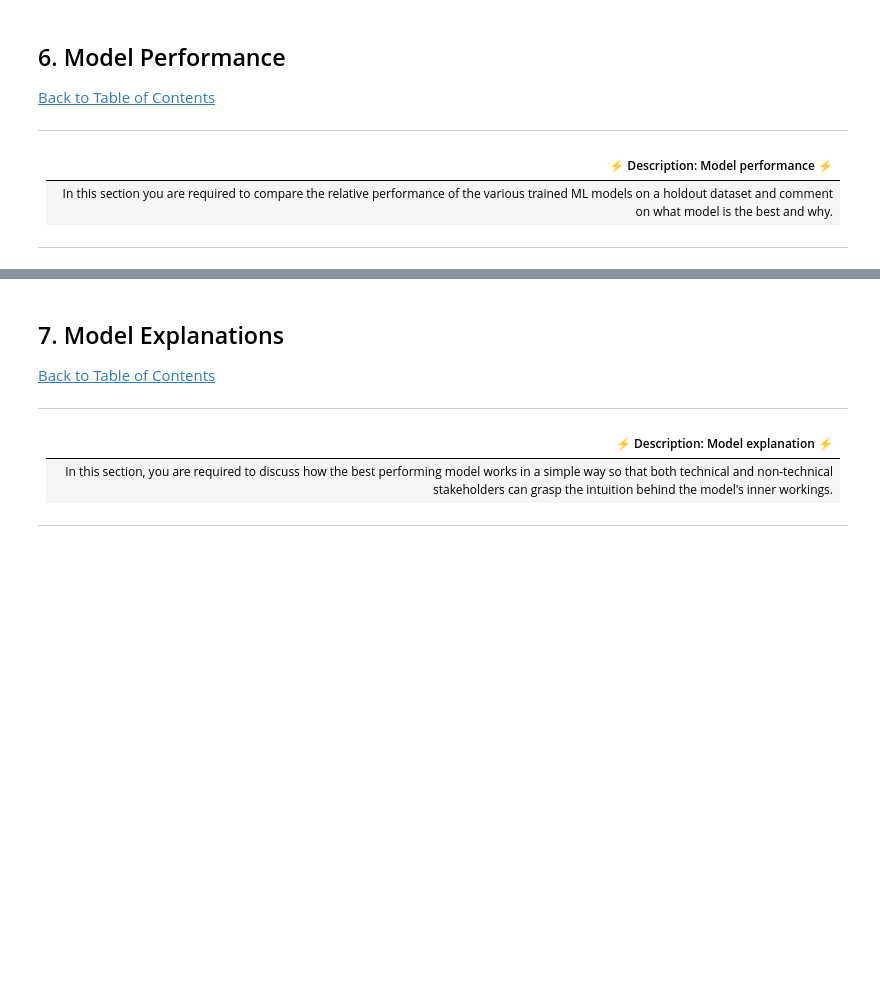
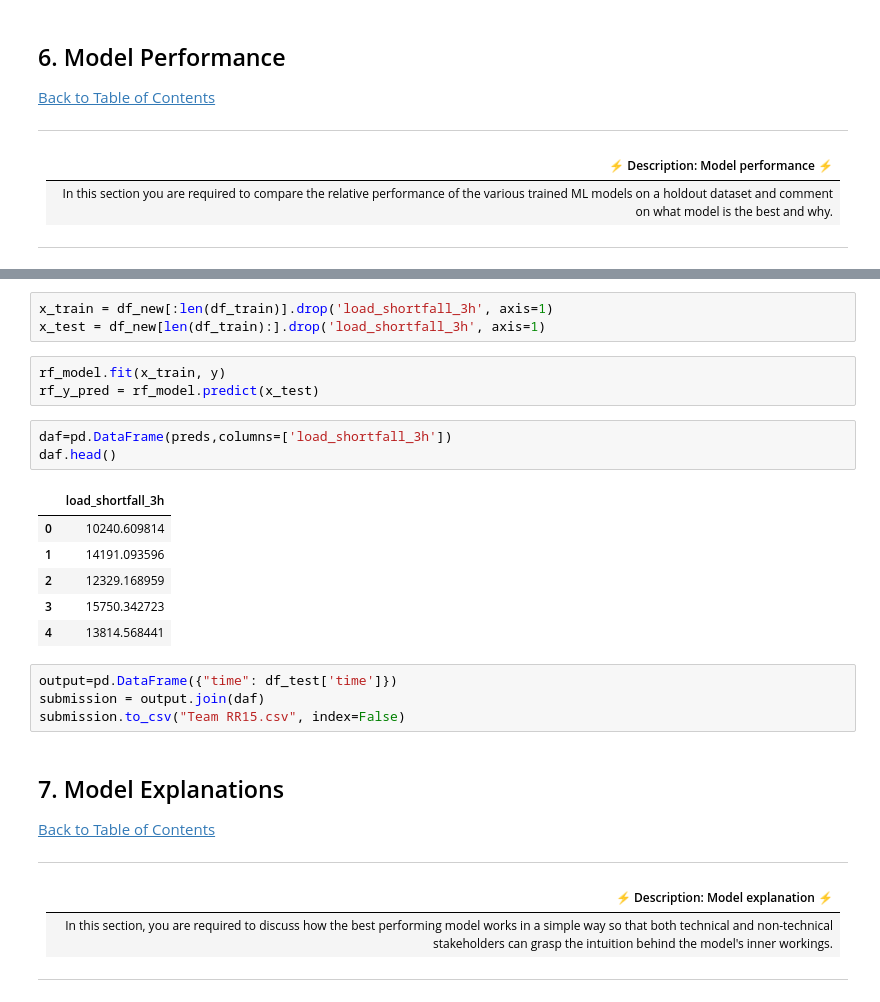
Before and after one commit to Ifeoluwa13/TEAM_RR15, a Jupyter notebook: Team RR15 workbook.ipynb, the cells around one changed output, grey strips where cells are left out. Saved outputs shown, nothing was run; the diff lists cells and outputs as text; blank space fills up the shorter version.

```diff
--- a/Team RR15 workbook.ipynb
+++ b/Team RR15 workbook.ipynb
@@ -323,3 +546,23 @@ Random Forest Regression is the best model because it has the highest r2 score
+# %%
+x_train = df_new[:len(df_train)].drop('load_shortfall_3h', axis=1)
+x_test = df_new[len(df_train):].drop('load_shortfall_3h', axis=1)
+# %%
+rf_model.fit(x_train, y)
+rf_y_pred = rf_model.predict(x_test)
+# %%
+daf=pd.DataFrame(preds,columns=['load_shortfall_3h'])
+daf.head()
+# %% [output]
+|  | load_shortfall_3h |
+| 0 | 10240.609814 |
+| 1 | 14191.093596 |
+| 2 | 12329.168959 |
+| 3 | 15750.342723 |
+| 4 | 13814.568441 |
+# %%
+output=pd.DataFrame({"time": df_test['time']})
+submission = output.join(daf)
+submission.to_csv("Team RR15.csv", index=False)
 # %% [markdown]
 <a id="seven"></a>
 ## 7. Model Explanations
```
Also changed, not shown: parts of 25 cells of this notebook.
